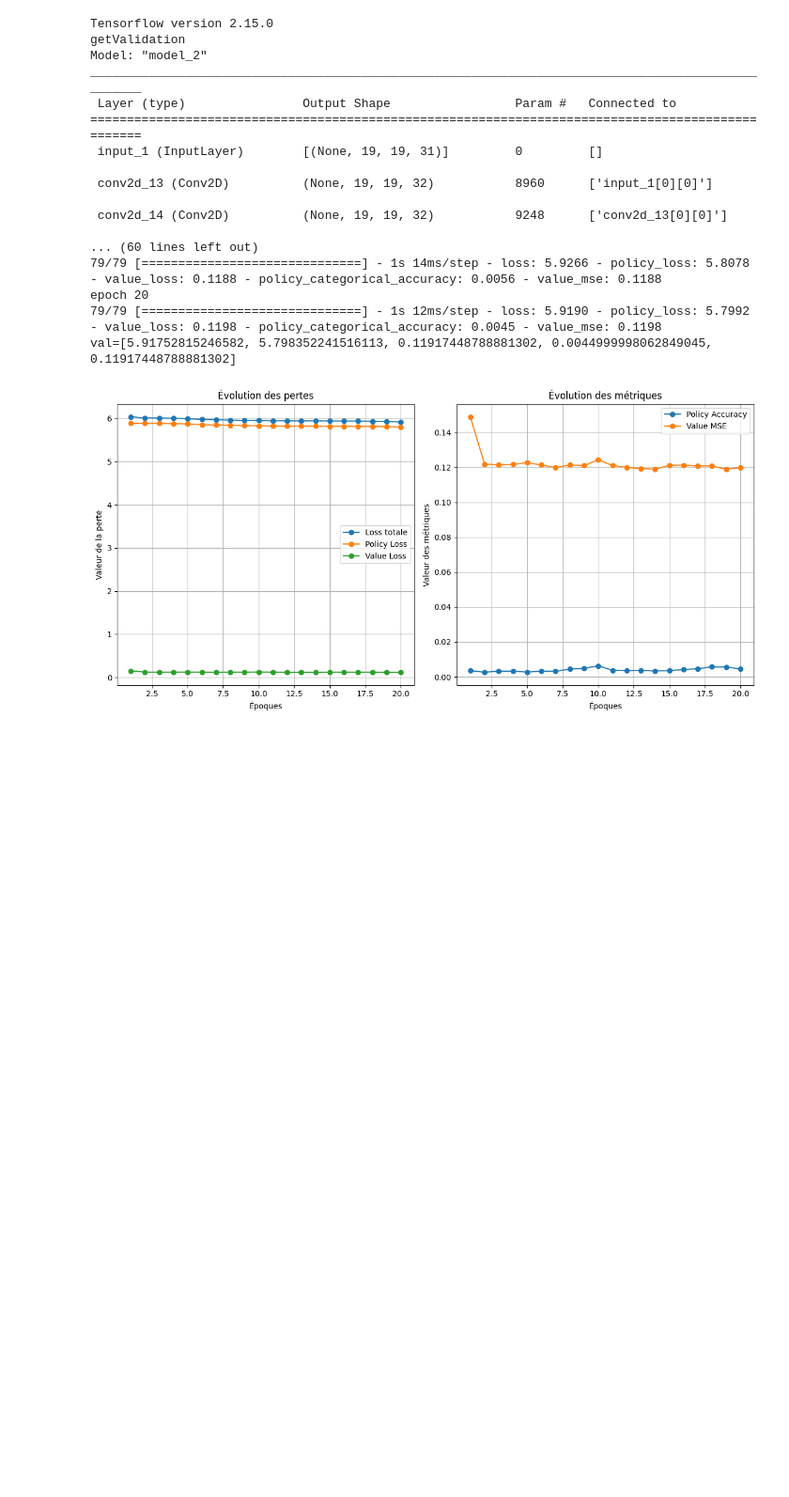
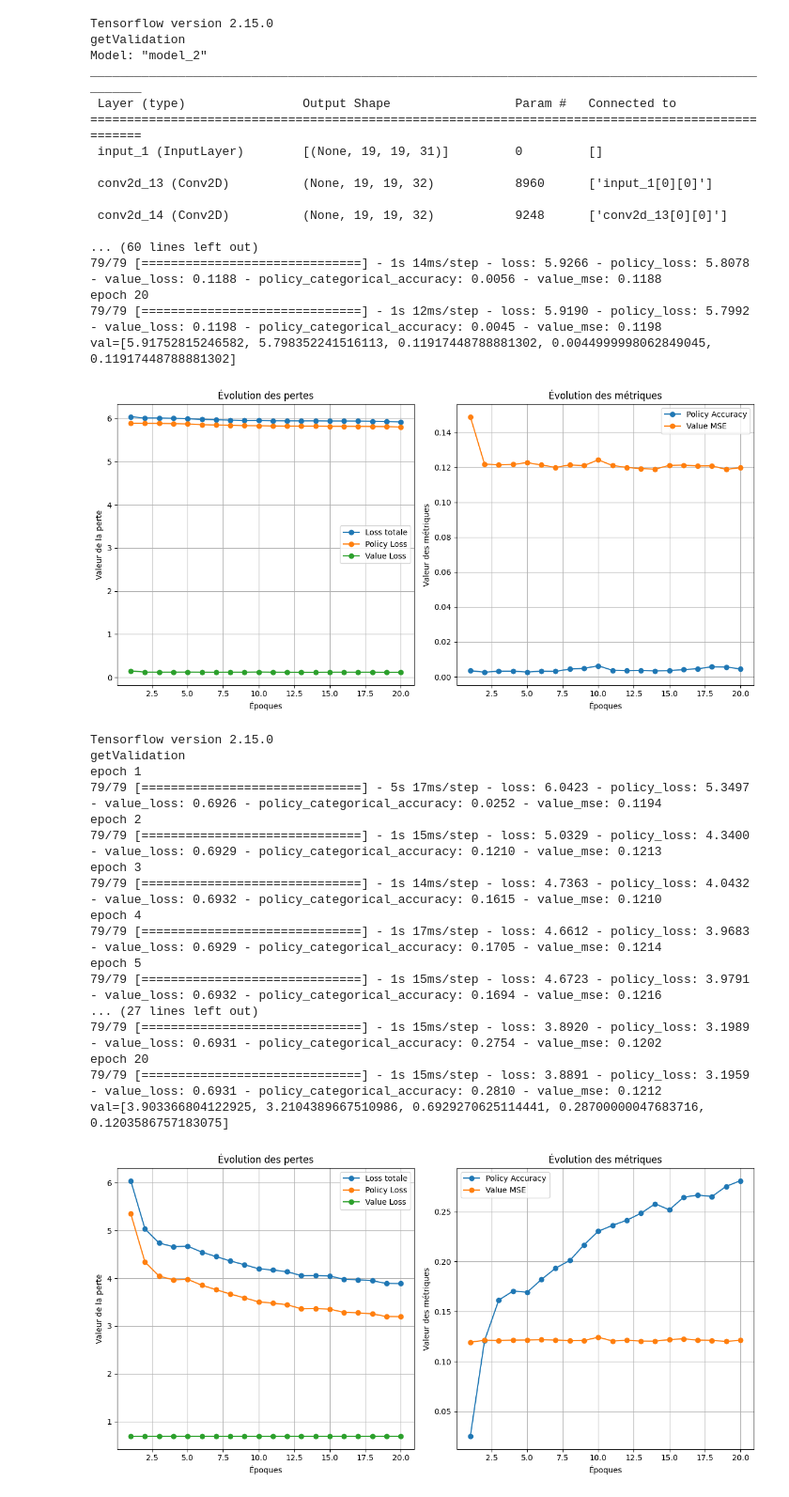
Before and after one commit to auduvignac/Deep-learning, a Jupyter notebook: Projet/ResGo2025.ipynb, the cells around one changed output. Shown: that part at 94% size. Drawn from its saved outputs; the diff is of its cells as text; code cells hidden in the pictures; blank space fills up the shorter version.

```diff
--- a/Projet/ResGo2025.ipynb
+++ b/Projet/ResGo2025.ipynb
@@ -562,3 +565,59 @@ epoch 20
 79/79 [==============================] - 1s 12ms/step - loss: 5.9190 - policy_loss: 5.7992 - value_loss: 0.1198 - policy_categorical_accuracy: 0.0045 - value_mse: 0.1198
 val=[5.91752815246582, 5.798352241516113, 0.11917448788881302, 0.0044999998062849045, 0.11917448788881302]
 [figure]
+# %%
+class GONetRes_cnn_v1(GONet):
+    def __init__(
+        self, batch=128, epochs=20, filters=32, moves=361, N=10000, planes=31
+    ):
+        super().__init__(batch, epochs, filters, moves, N, planes)
+
+    def create_policy_value_heads(self, x, input_layer):
+        """
+        Fonction de création des en-têtes de politique et de valeur.
+        """
+        policy_head = layers.Conv2D(1, 1, activation='relu', padding='same', use_bias=False)(x)
+        policy_head = layers.Flatten()(policy_head)
+        policy_head = layers.Activation('softmax', name='policy')(policy_head)
+
+        value_head = layers.Conv2D(1, 1, activation='relu', padding='same', use_bias=False)(x)
+        value_head = layers.Flatten()(value_head)
+        value_head = layers.Dense(50, activation='relu')(value_head)
+        value_head = layers.Dense(1, activation='sigmoid', name='value')(value_head)
+
+        model = models.Model(inputs=input_layer, outputs=[policy_head, value_head])
+        model.compile(optimizer=tf.keras.optimizers.Adam(learning_rate=0.0005),
+                      loss={'policy': 'categorical_crossentropy', 'value': 'binary_crossentropy'},
+                      metrics={'policy': 'categorical_accuracy', 'value': 'mse'})
+        return model
+
+    def set_model(self, filters=32, planes=31):
+        input_layer = layers.Input(shape=(19, 19, planes), name='board')
+        x = layers.Conv2D(filters, 1, activation='relu', padding='same')(input_layer)
+        for _ in range(5):
+            x = layers.Conv2D(filters, 3, activation='relu', padding='same')(x)
+        self.model = self.create_policy_value_heads(x, input_layer)
+# %%
+GONetRes_cnn_v1_instance = GONetRes_cnn_v1()
+GONetRes_cnn_v1_instance.set_model()
+GONetRes_cnn_v1_instance.train_model(20)
+GONetRes_cnn_v1_instance.plot_training_history()
+# %% [output]
+Tensorflow version 2.15.0
+getValidation
+epoch 1
+79/79 [==============================] - 5s 17ms/step - loss: 6.0423 - policy_loss: 5.3497 - value_loss: 0.6926 - policy_categorical_accuracy: 0.0252 - value_mse: 0.1194
+epoch 2
+79/79 [==============================] - 1s 15ms/step - loss: 5.0329 - policy_loss: 4.3400 - value_loss: 0.6929 - policy_categorical_accuracy: 0.1210 - value_mse: 0.1213
+epoch 3
+79/79 [==============================] - 1s 14ms/step - loss: 4.7363 - policy_loss: 4.0432 - value_loss: 0.6932 - policy_categorical_accuracy: 0.1615 - value_mse: 0.1210
+epoch 4
+79/79 [==============================] - 1s 17ms/step - loss: 4.6612 - policy_loss: 3.9683 - value_loss: 0.6929 - policy_categorical_accuracy: 0.1705 - value_mse: 0.1214
+epoch 5
+79/79 [==============================] - 1s 15ms/step - loss: 4.6723 - policy_loss: 3.9791 - value_loss: 0.6932 - policy_categorical_accuracy: 0.1694 - value_mse: 0.1216
+... (27 lines left out)
+79/79 [==============================] - 1s 15ms/step - loss: 3.8920 - policy_loss: 3.1989 - value_loss: 0.6931 - policy_categorical_accuracy: 0.2754 - value_mse: 0.1202
+epoch 20
+79/79 [==============================] - 1s 15ms/step - loss: 3.8891 - policy_loss: 3.1959 - value_loss: 0.6931 - policy_categorical_accuracy: 0.2810 - value_mse: 0.1212
+val=[3.903366804122925, 3.2104389667510986, 0.6929270625114441, 0.28700000047683716, 0.1203586757183075]
+[figure, added]
```
Also changed, not shown: parts of 9 cells of this notebook.
